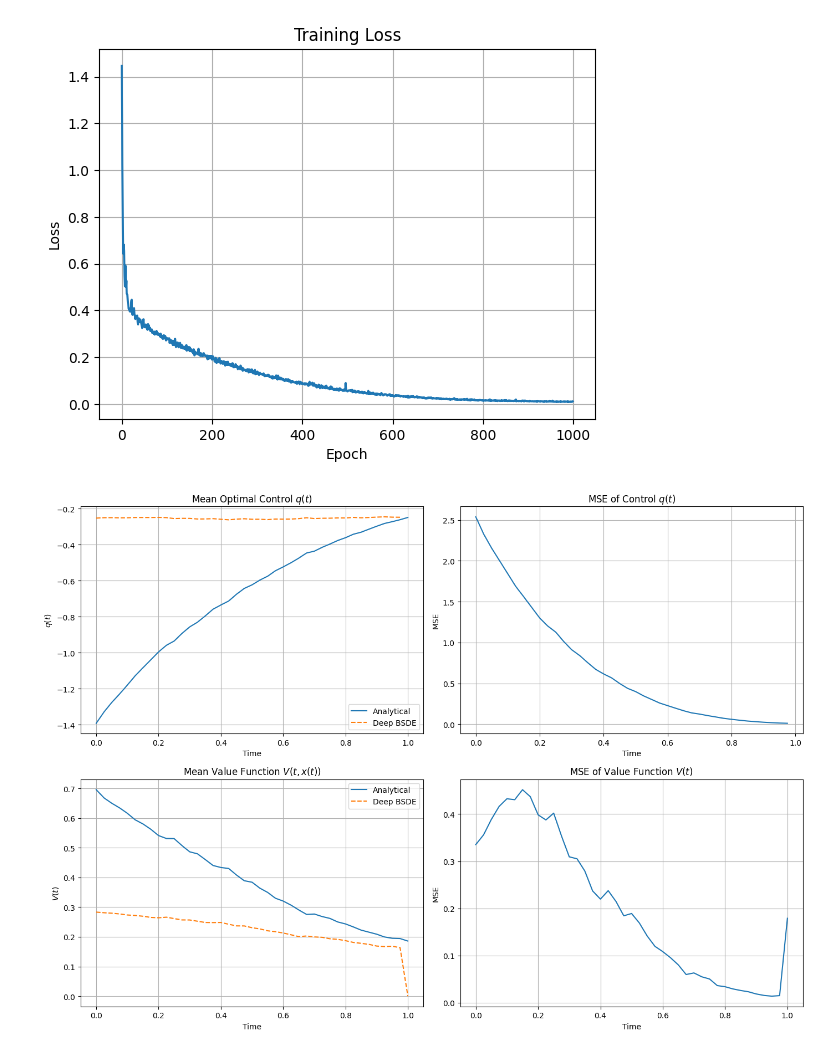
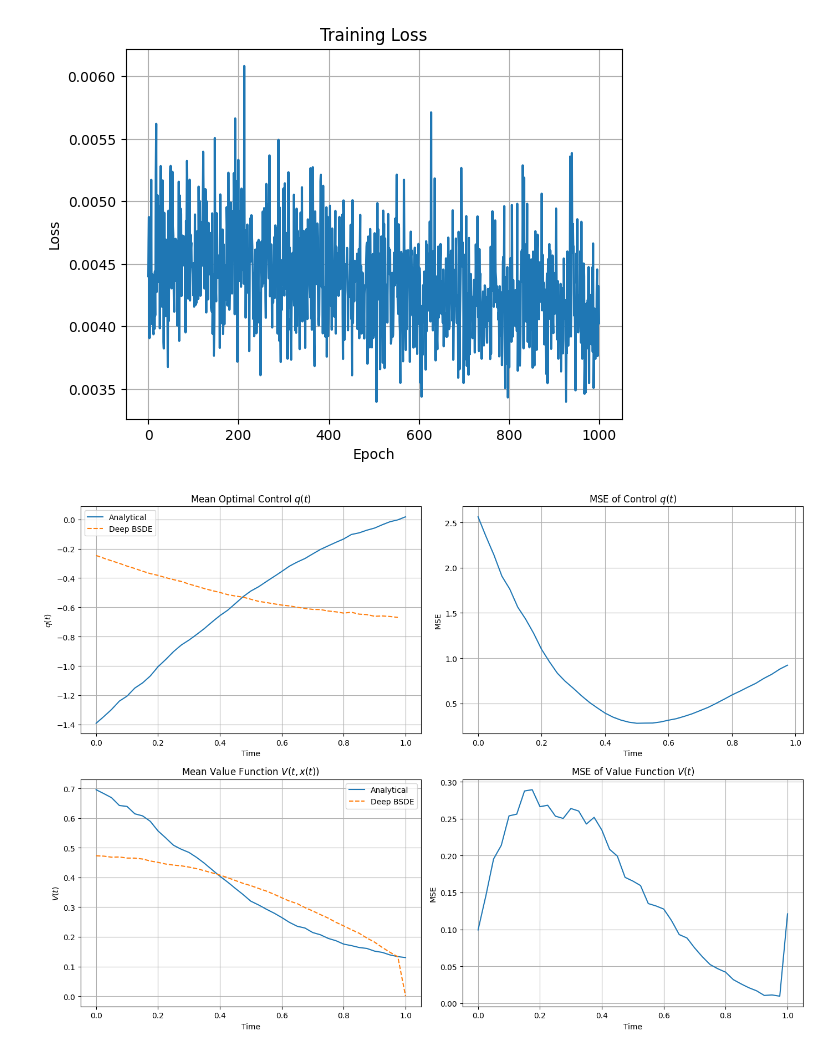
Before and after one commit to alexander-dybdahl/optimal-execution-electricity-markets, a Jupyter notebook: deep_bsde_test.ipynb, the cells around one changed output. Saved outputs shown, nothing was run; the diff lists cells and outputs as text; code cells hidden in the pictures.

Commit message:
Add checkpoint trained models

```diff
--- a/deep_bsde_test.ipynb
+++ b/deep_bsde_test.ipynb
@@ -4,6 +4,7 @@ import torch
 import torch.nn as nn
 import torch.optim as optim
 import matplotlib.pyplot as plt
+import os
 
 # Settings
 T = 1.0
@@ -57,24 +58,47 @@ class DeepBSDE_LQ(nn.Module):
         t = torch.zeros(batch_size, 1, device=device)
         Y = self.Y0.repeat(batch_size, 1)
 
+        total_residual_loss = 0.0
+
         for _ in range(N):
             z = self.z_net(t, x)
             q = self.q_net(t, x)
 
             dW = torch.randn(batch_size, 1, device=device) * np.sqrt(dt)
-            x = x + q * dt + sigma * dW
+
+            x_next = x + q * dt + sigma * dW
             f = 0.5 * q**2
 
-            Y = Y - f * dt + z * dW
+            Y_next = Y - f * dt + z * dW
+
+            # --- Residual loss: Enforce BSDE dynamics ---
+            residual = Y_next.detach() - Y + f * dt - z * dW
+            total_residual_loss += torch.mean(residual**2)
+
+            # Update variables
+            Y = Y_next
+            x = x_next
             t += dt
 
+        # Terminal loss
         terminal = 0.5 * x**2
-        loss = torch.mean((Y - terminal)**2)
-        return loss
+        terminal_loss = torch.mean((Y - terminal)**2)
+
+        # Total loss = residual + terminal
+        return terminal_loss + total_residual_loss
 
 # ========== Train ==========
 model = DeepBSDE_LQ().to(device)
 optimizer = optim.Adam(model.parameters(), lr=1e-3)
+
+if os.path.exists("checkpoint_bsde.pth"):
+    checkpoint = torch.load("checkpoint_bsde.pth", map_location=device)
+    model.load_state_dict(checkpoint['model_state_dict'])
+    optimizer.load_state_dict(checkpoint['optimizer_state_dict'])
+    print("Loaded existing checkpoint.")
+else:
+    print("No checkpoint found, training from scratch.")
+
 losses = []
 
 for epoch in range(1000):
@@ -85,6 +109,10 @@ for epoch in range(1000):
     losses.append(loss.item())
     if epoch % 100 == 0:
         print(f"Epoch {epoch}: Loss = {loss.item():.6f}")
+        torch.save({
+            'model_state_dict': model.state_dict(),
+            'optimizer_state_dict': optimizer.state_dict()
+        }, "checkpoint_bsde.pth")
 
 plt.plot(losses)
 plt.xlabel("Epoch")
@@ -106,4 +135,4 @@ Epoch 900: Loss = 0.011593
-[figure, old version]
+[figure, new version]
 # %%
 import numpy as np
 import matplotlib.pyplot as plt
@@ -190,7 +219,7 @@ axs[1, 1].grid(True)
 plt.tight_layout()
 plt.show()
 # %% [output]
-[figure, old version]
+[figure, new version]
 # %%
 # deep_bsde_simplehjb.py
 
```
Also changed, not shown: parts of 7 cells of this notebook, 4 other files.
